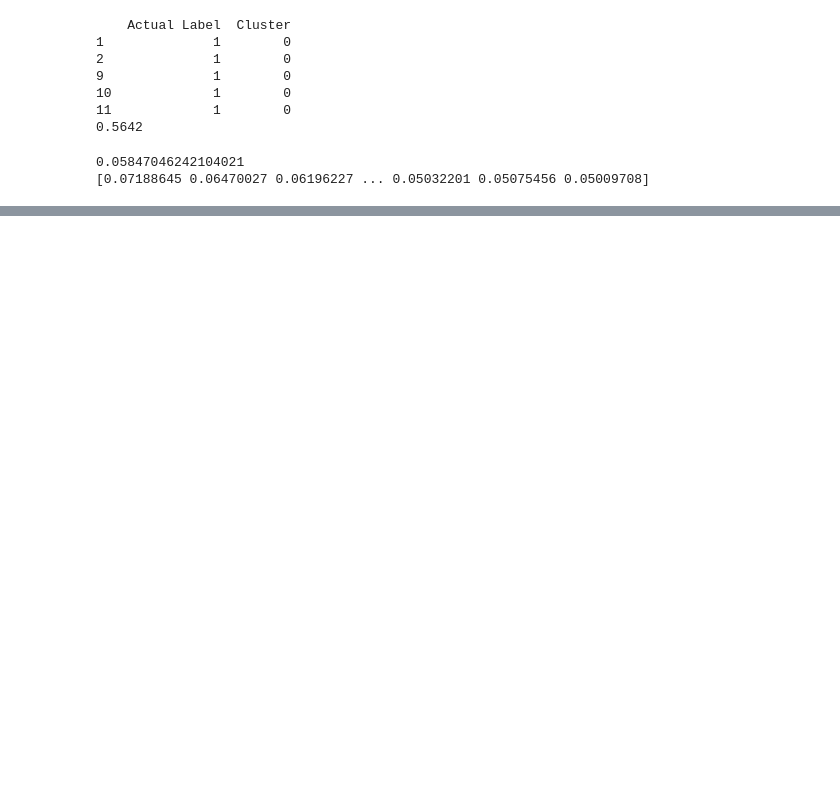
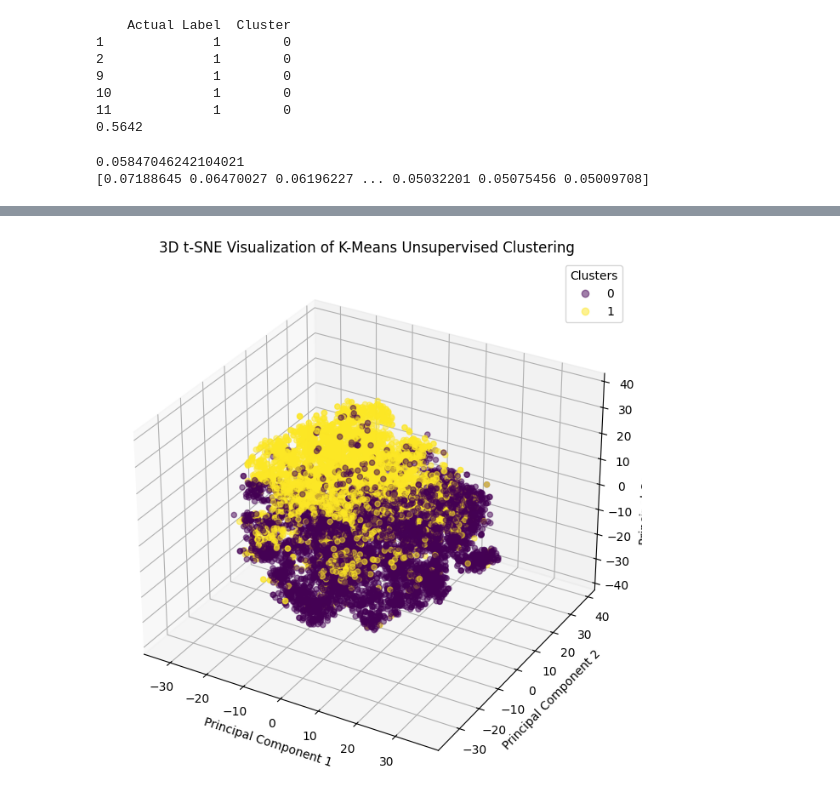
Before and after one commit to elizjo/ml-travel-recs, a Jupyter notebook: unsupervised-clustering-scratch.ipynb, the cells around one changed output, grey strips where cells are left out. Drawn from its saved outputs; the diff is of its cells as text; code cells hidden in the pictures; blank space fills up the shorter version.

Commit message:
added high-dim visualizations, writeup

```diff
--- a/unsupervised-clustering-scratch.ipynb
+++ b/unsupervised-clustering-scratch.ipynb
@@ -80,0 +142,29 @@ print(sample_silhouette_values)
+# %%
+import matplotlib.pyplot as plt
+from sklearn.manifold import TSNE
+from mpl_toolkits.mplot3d import Axes3D
+
+# Extract only the feature vectors
+array_features = np.array(features)
+array_labels = np.array(clusters)
+
+# Apply t-SNE
+tsne = TSNE(n_components=3, random_state=42)
+X_tsne = tsne.fit_transform(array_features)
+
+# Create a scatter plot of the t-SNE representation with color-coded clusters
+fig = plt.figure(figsize=(10, 8))
+ax = fig.add_subplot(111, projection='3d')
+scatter = ax.scatter(X_tsne[:, 0], X_tsne[:, 1], X_tsne[:, 2], c=array_labels, cmap='viridis', alpha=0.5)
+
+# Add legend
+ax.set_title('3D t-SNE Visualization of K-Means Unsupervised Clustering')
+ax.set_xlabel('Principal Component 1')
+ax.set_ylabel('Principal Component 2')
+ax.set_zlabel('Principal Component 3')
+ax.legend(*scatter.legend_elements(), title='Clusters')
+
+
+plt.show()
+# %% [output]
+[figure, added]
```
Also changed, not shown: parts of 3 cells of this notebook, 7 other files.
